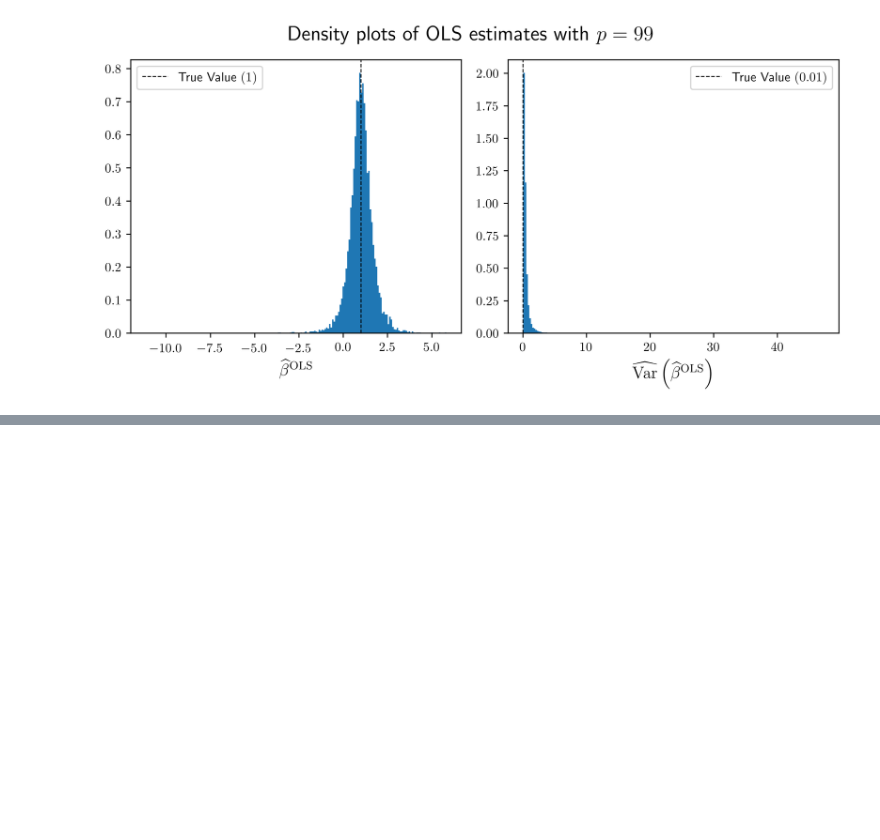
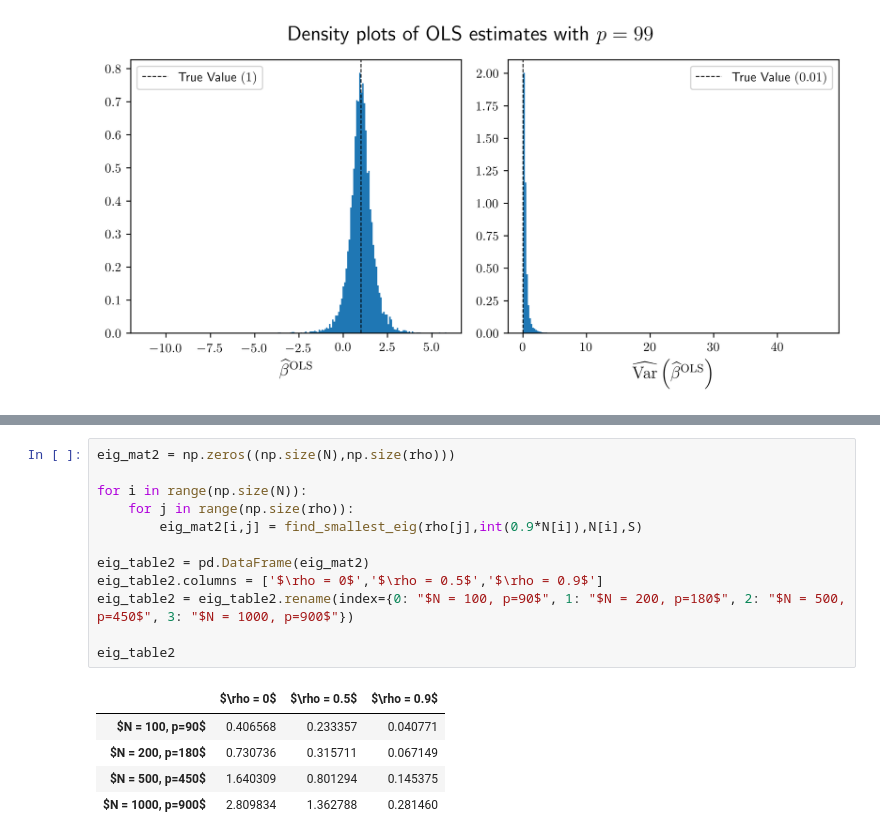
Before and after one commit to arjungecon/VAEMetrics, a Jupyter notebook: Problem Set 1/31703PS1AGTT.ipynb, the cells around one changed output, grey strips where cells are left out. Cells and saved outputs as stored; diff of their text form; blank space fills up the shorter version.

```diff
--- a/Problem Set 1/31703PS1AGTT.ipynb
+++ b/Problem Set 1/31703PS1AGTT.ipynb
@@ -113,0 +273,18 @@ Exercise_1(N_ind=102, N_var=99, N_sim=10000, p_max=99)
+# %%
+eig_mat2 = np.zeros((np.size(N),np.size(rho)))
+
+for i in range(np.size(N)):
+    for j in range(np.size(rho)):
+        eig_mat2[i,j] = find_smallest_eig(rho[j],int(0.9*N[i]),N[i],S)
+
+eig_table2 = pd.DataFrame(eig_mat2)
+eig_table2.columns = ['$\rho = 0$','$\rho = 0.5$','$\rho = 0.9$']
+eig_table2 = eig_table2.rename(index={0: "$N = 100, p=90$", 1: "$N = 200, p=180$", 2: "$N = 500, p=450$", 3: "$N = 1000, p=900$"})
+
+eig_table2
+# %% [output]
+|  | $\rho = 0$ | $\rho = 0.5$ | $\rho = 0.9$ |
+| $N = 100, p=90$ | 0.406568 | 0.233357 | 0.040771 |
+| $N = 200, p=180$ | 0.730736 | 0.315711 | 0.067149 |
+| $N = 500, p=450$ | 1.640309 | 0.801294 | 0.145375 |
+| $N = 1000, p=900$ | 2.809834 | 1.362788 | 0.281460 |
```
Also changed, not shown: parts of 18 cells of this notebook.
